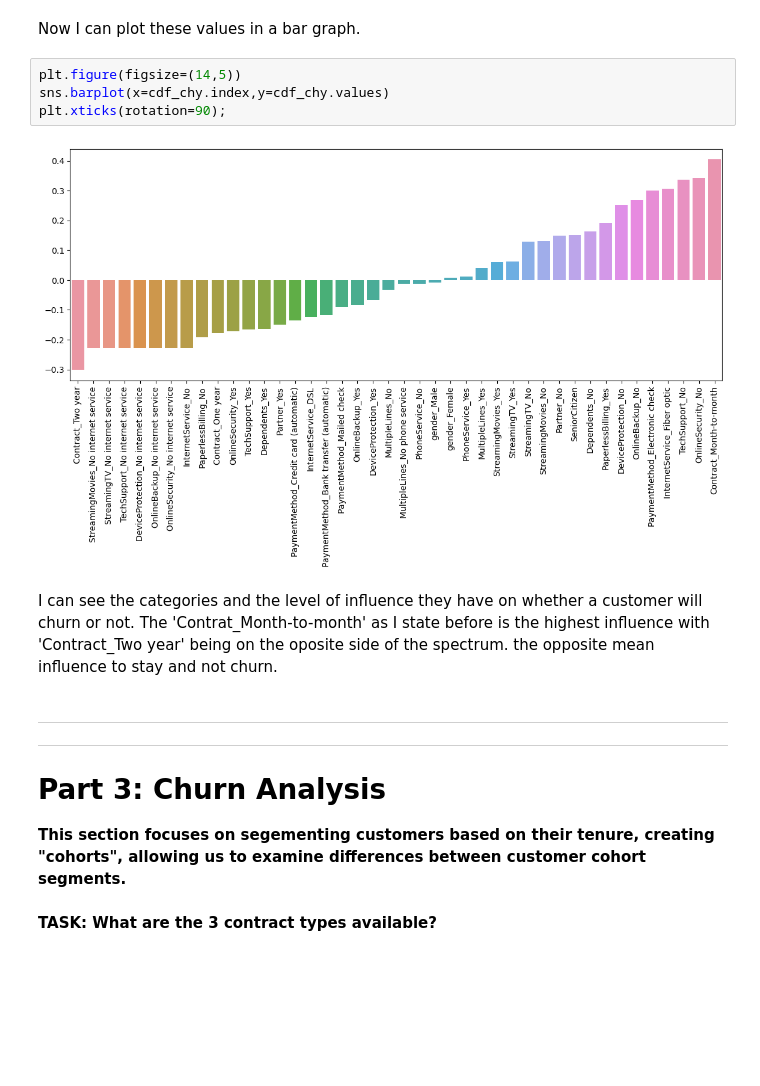
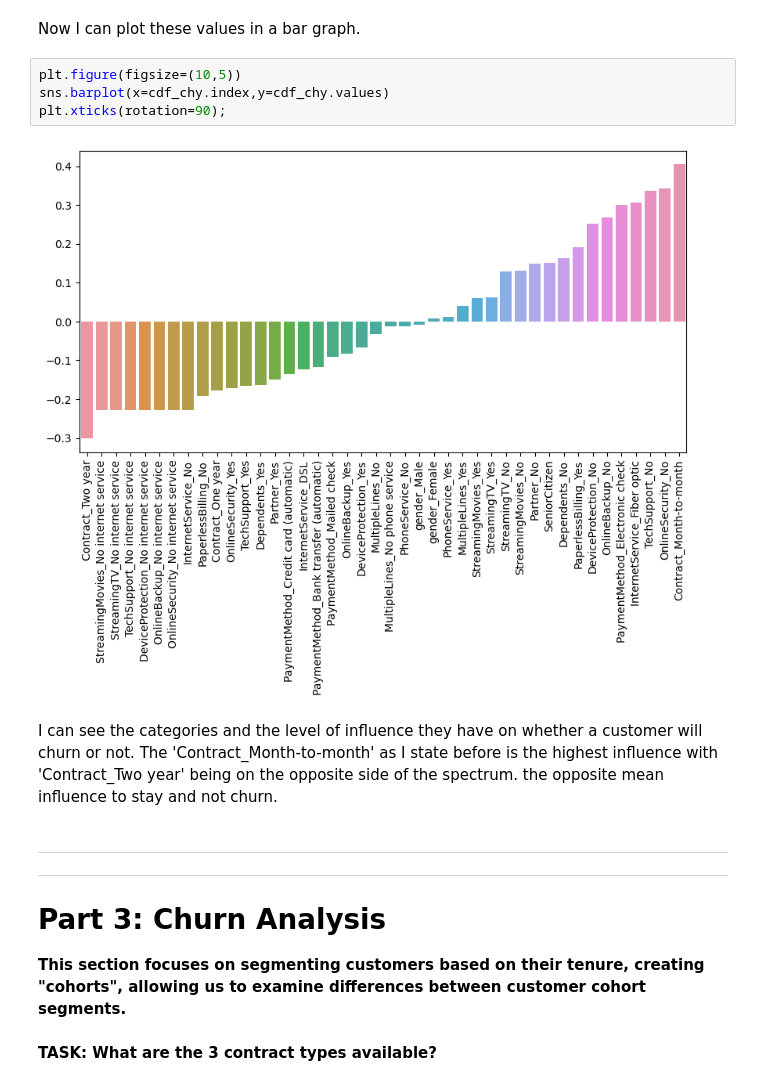
Before and after one commit to Joseph-J-Burton/Supervised-Learning-Capstone, a Jupyter notebook: 04-Sup-Learning-Capstone-Tree-Methods-Joe_porf.ipynb, the cells around one changed output. Cells and saved outputs as stored; diff of their text form; blank space fills up the shorter version.

```diff
--- a/04-Sup-Learning-Capstone-Tree-Methods-Joe_porf.ipynb
+++ b/04-Sup-Learning-Capstone-Tree-Methods-Joe_porf.ipynb
@@ -246,20 +247,20 @@ array([-0.30155234, -0.22757762, -0.22757762, -0.22757762, -0.22757762,
 # %% [markdown]
 Now I can plot these values in a bar graph.
 # %%
-plt.figure(figsize=(14,5))
+plt.figure(figsize=(10,5))
 sns.barplot(x=cdf_chy.index,y=cdf_chy.values)
 plt.xticks(rotation=90);
 # %% [output]
-[figure, old version]
+[figure, new version]
 # %% [markdown]
-I can see the categories and the level of influence they have on whether a customer will churn or not. The 'Contrat_Month-to-month' as I state before is the highest influence with 'Contract_Two year' being on the oposite side of the spectrum. the opposite mean influence to stay and not churn.
+I can see the categories and the level of influence they have on whether a customer will churn or not. The 'Contract_Month-to-month' as I state before is the highest influence with 'Contract_Two year' being on the opposite side of the spectrum. the opposite mean influence to stay and not churn.
 # %% [markdown]
 ---
 ---
 
 # Part 3: Churn Analysis
 
-**This section focuses on segementing customers based on their tenure, creating "cohorts", allowing us to examine differences between customer cohort segments.**
+**This section focuses on segmenting customers based on their tenure, creating "cohorts", allowing us to examine differences between customer cohort segments.**
 # %% [markdown]
 **TASK: What are the 3 contract types available?**
 # %% [markdown]
```
Also changed, not shown: parts of 117 cells of this notebook, 1 other file.
